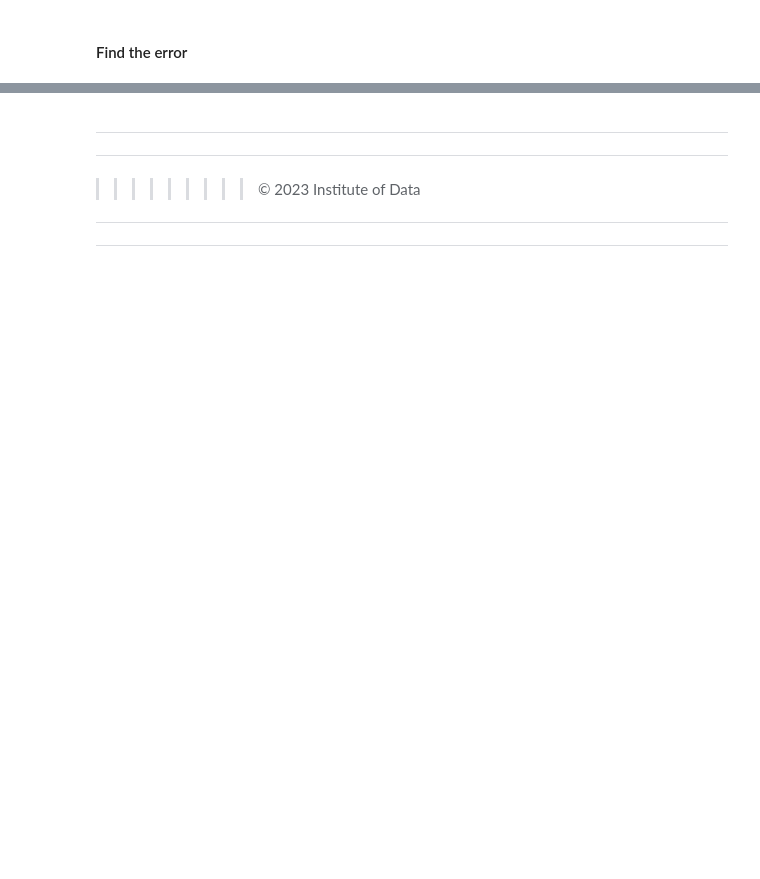
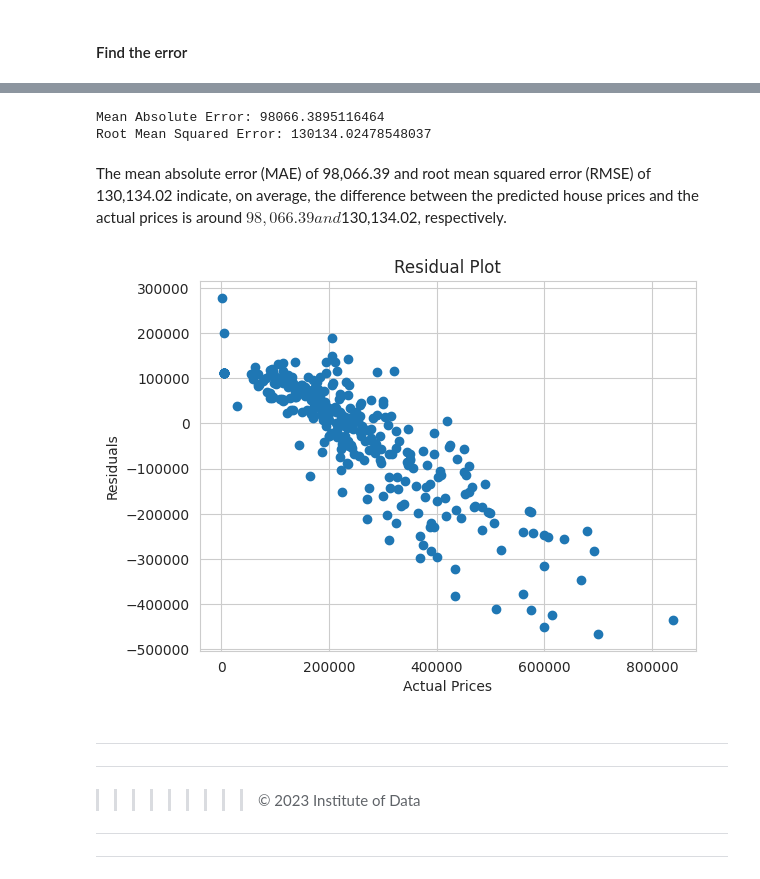
Before and after one commit to suzy-hur/IOD_lab_work, a Jupyter notebook: Linear_Regression_Lab_4_1_2_020623.ipynb, the cells around one changed output, grey strips where cells are left out. Cells and saved outputs as stored; diff of their text form; code cells hidden in the pictures; blank space fills up the shorter version.

```diff
--- a/Linear_Regression_Lab_4_1_2_020623.ipynb
+++ b/Linear_Regression_Lab_4_1_2_020623.ipynb
@@ -268,0 +386,13 @@ X_train, X_test, y_train, y_test = train_test_split(X, y, test_size=0.33, random
+# %%
+# ANSWER
+# Create an instance of LinearRegression
+model = LinearRegression()
+
+# Fit the model using the training data
+model.fit(X_train, y_train)
+
+# Calculate the score using the testing data
+score = model.score(X_test, y_test)
+
+# Print the score
+print("Score:", score)
@@ -291,0 +459,14 @@ Let's assume we have information of following house:
+# %%
+# Predict the house prices using the trained model
+predicted_prices = model.predict(X_test)
+
+# Calculate the residuals
+residuals = predicted_prices - y_test
+
+
+# Identify outliers based on the residuals
+outliers = residuals[np.abs(residuals) > 2 * np.std(residuals)]
+
+# Print the outliers
+print("Outliers:")
+print(outliers)
@@ -292,3 +491,29 @@ Let's assume we have information of following house:
+# %%
+from sklearn.metrics import mean_absolute_error, mean_squared_error
+
+# Calculate MAE and RMSE
+mae = mean_absolute_error(y_test, predicted_prices)
+rmse = np.sqrt(mean_squared_error(y_test, predicted_prices))
+
+# Print the performance metrics
+print("Mean Absolute Error:", mae)
+print("Root Mean Squared Error:", rmse)
+# %% [output]
+Mean Absolute Error: 98066.3895116464
+Root Mean Squared Error: 130134.02478548037
+# %% [markdown]
+The mean absolute error (MAE) of 98,066.39 and root mean squared error (RMSE) of 130,134.02 indicate, on average, the difference between the predicted house prices and the actual prices is around $98,066.39 and $130,134.02, respectively.
+# %%
+import matplotlib.pyplot as plt
+
+# Plot the residuals
+plt.scatter(y_test, residuals)
+plt.xlabel("Actual Prices")
+plt.ylabel("Residuals")
+plt.title("Residual Plot")
+plt.show()
+# %% [output]
+[figure, added]
 # %% [markdown]
 
 
```
Also changed, not shown: parts of 17 cells of this notebook.
